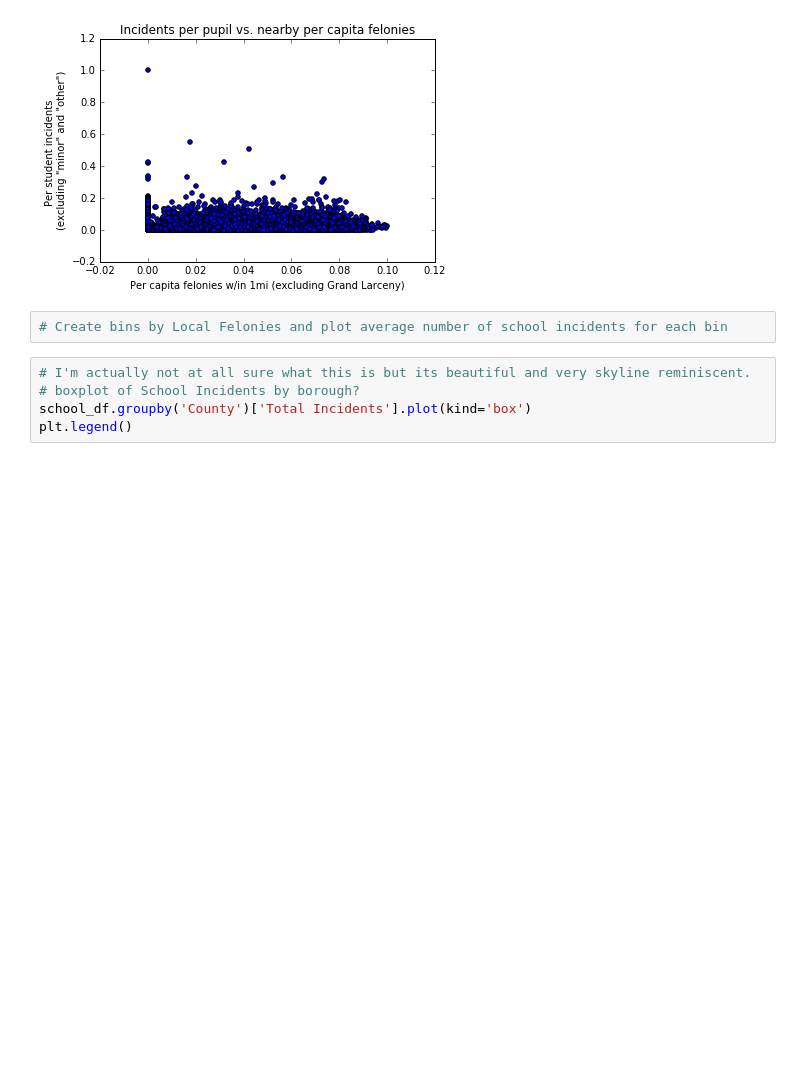
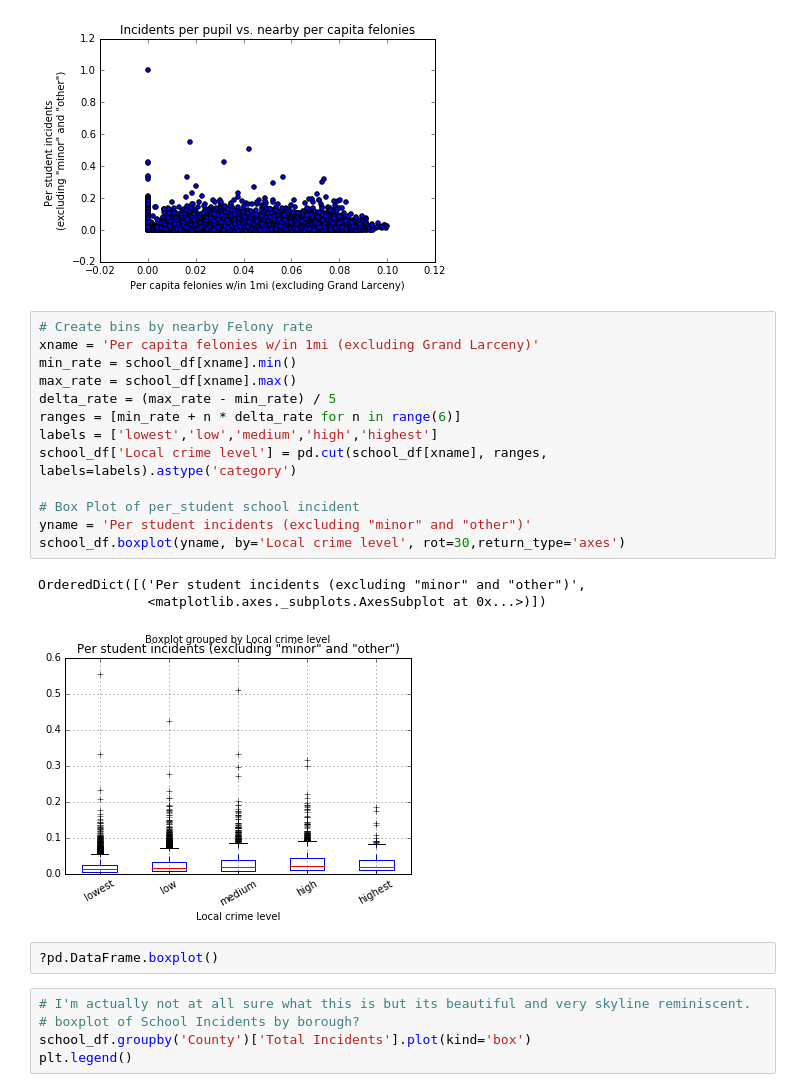
Before and after one commit to mmillervedam/INFOW18_FinalProject, a Jupyter notebook: Final Project Notebook.ipynb, the cells around one changed output. Cells and saved outputs as stored; diff of their text form; blank space fills up the shorter version.

Commit message:
final boxplot

```diff
--- a/Final Project Notebook.ipynb
+++ b/Final Project Notebook.ipynb
@@ -1181,8 +1181,25 @@ school_df.plot(x=xname, y=yname, kind='scatter', title='Incidents per pupil vs.
 # %% [output]
 <matplotlib.axes._subplots.AxesSubplot at 0x...>
 [figure]
-# %%
-# Create bins by Local Felonies and plot average number of school incidents for each bin
+# %%
+# Create bins by nearby Felony rate
+xname = 'Per capita felonies w/in 1mi (excluding Grand Larceny)'
+min_rate = school_df[xname].min()
+max_rate = school_df[xname].max()
+delta_rate = (max_rate - min_rate) / 5
+ranges = [min_rate + n * delta_rate for n in range(6)]
+labels = ['lowest','low','medium','high','highest']
+school_df['Local crime level'] = pd.cut(school_df[xname], ranges, labels=labels).astype('category')
+
+# Box Plot of per_student school incident
+yname = 'Per student incidents (excluding "minor" and "other")'
+school_df.boxplot(yname, by='Local crime level', rot=30,return_type='axes')
+# %% [output]
+OrderedDict([('Per student incidents (excluding "minor" and "other")',
+              <matplotlib.axes._subplots.AxesSubplot at 0x...>)])
+[figure, added]
+# %%
+?pd.DataFrame.boxplot()
 # %%
 # I'm actually not at all sure what this is but its beautiful and very skyline reminiscent.
 # boxplot of School Incidents by borough?
```
Also changed, not shown: parts of 1 cell of this notebook.
